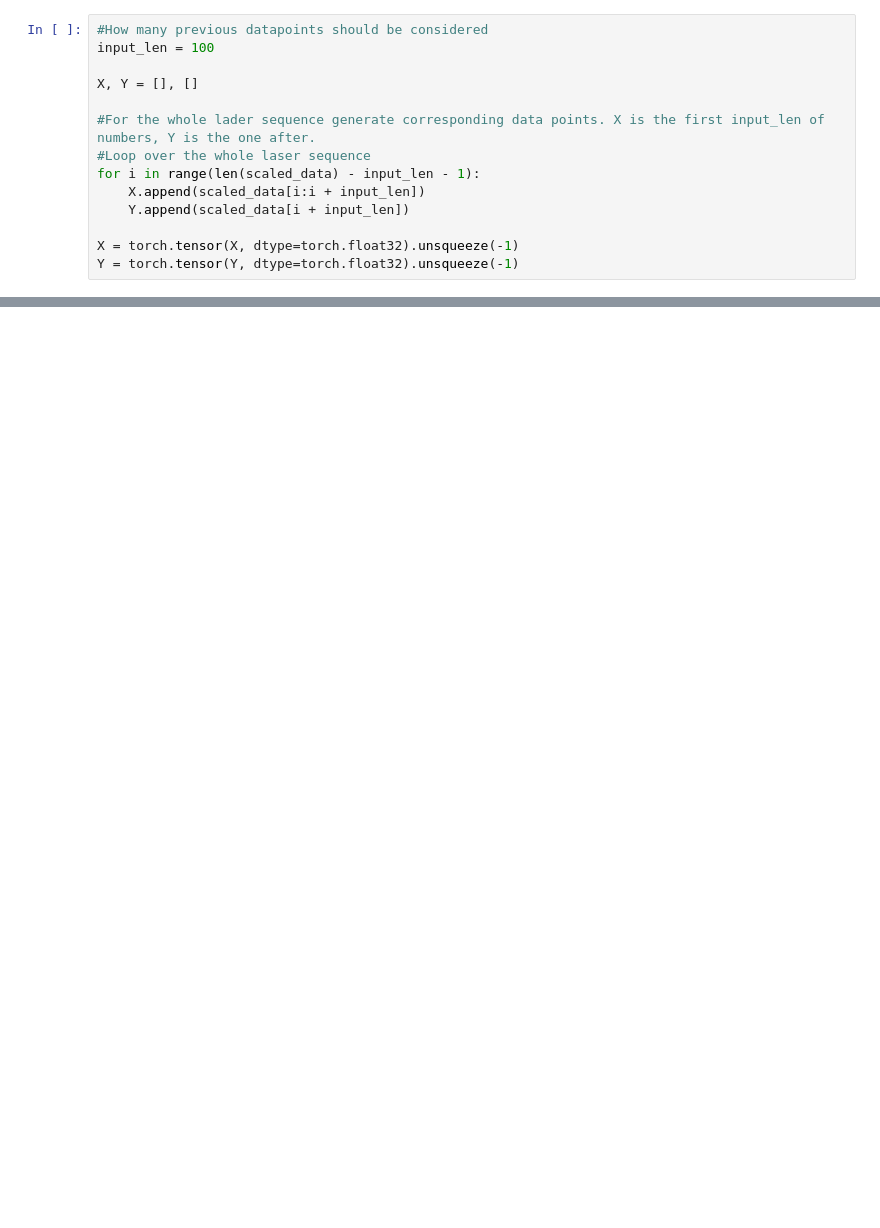
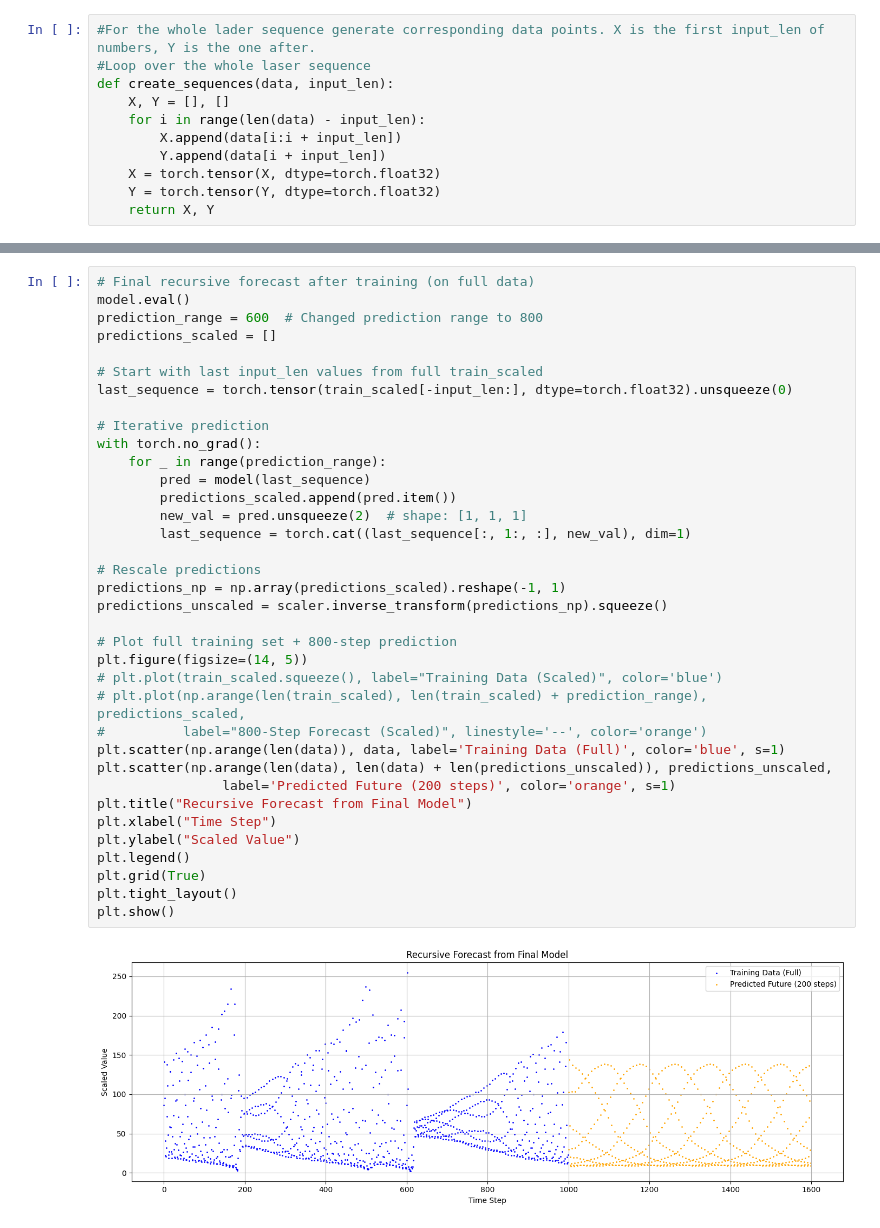
Before and after one commit to Marcelpangpangpang/Deep-Learning-1, a Jupyter notebook: pepijn.ipynb, the cells around one changed output, grey strips where cells are left out. Saved outputs shown, nothing was run; the diff lists cells and outputs as text; blank space fills up the shorter version.

```diff
--- a/pepijn.ipynb
+++ b/pepijn.ipynb
@@ -28,17 +33,14 @@ plt.show()
 # %%
-#How many previous datapoints should be considered
-input_len = 100
-
-X, Y = [], []
-
 #For the whole lader sequence generate corresponding data points. X is the first input_len of numbers, Y is the one after.
 #Loop over the whole laser sequence
-for i in range(len(scaled_data) - input_len - 1):
-    X.append(scaled_data[i:i + input_len])
-    Y.append(scaled_data[i + input_len])
-
-X = torch.tensor(X, dtype=torch.float32).unsqueeze(-1)
-Y = torch.tensor(Y, dtype=torch.float32).unsqueeze(-1)
+def create_sequences(data, input_len):
+    X, Y = [], []
+    for i in range(len(data) - input_len):
+        X.append(data[i:i + input_len])
+        Y.append(data[i + input_len])
+    X = torch.tensor(X, dtype=torch.float32)
+    Y = torch.tensor(Y, dtype=torch.float32)
+    return X, Y
 # %%
 import torch.nn as nn
 
@@ -148,0 +344,38 @@ Validation Loss: 0.0010
+# %%
+# Final recursive forecast after training (on full data)
+model.eval()
+prediction_range = 600  # Changed prediction range to 800
+predictions_scaled = []
+
+# Start with last input_len values from full train_scaled
+last_sequence = torch.tensor(train_scaled[-input_len:], dtype=torch.float32).unsqueeze(0)
+
+# Iterative prediction
+with torch.no_grad():
+    for _ in range(prediction_range):
+        pred = model(last_sequence)
+        predictions_scaled.append(pred.item())
+        new_val = pred.unsqueeze(2)  # shape: [1, 1, 1]
+        last_sequence = torch.cat((last_sequence[:, 1:, :], new_val), dim=1)
+
+# Rescale predictions
+predictions_np = np.array(predictions_scaled).reshape(-1, 1)
+predictions_unscaled = scaler.inverse_transform(predictions_np).squeeze()
+
+# Plot full training set + 800-step prediction
+plt.figure(figsize=(14, 5))
+# plt.plot(train_scaled.squeeze(), label="Training Data (Scaled)", color='blue')
+# plt.plot(np.arange(len(train_scaled), len(train_scaled) + prediction_range), predictions_scaled,
+#          label="800-Step Forecast (Scaled)", linestyle='--', color='orange')
+plt.scatter(np.arange(len(data)), data, label='Training Data (Full)', color='blue', s=1)
+plt.scatter(np.arange(len(data), len(data) + len(predictions_unscaled)), predictions_unscaled,
+                label='Predicted Future (200 steps)', color='orange', s=1)
+plt.title("Recursive Forecast from Final Model")
+plt.xlabel("Time Step")
+plt.ylabel("Scaled Value")
+plt.legend()
+plt.grid(True)
+plt.tight_layout()
+plt.show()
+# %% [output]
+[figure, added]
```
Also changed, not shown: parts of 7 cells of this notebook.
